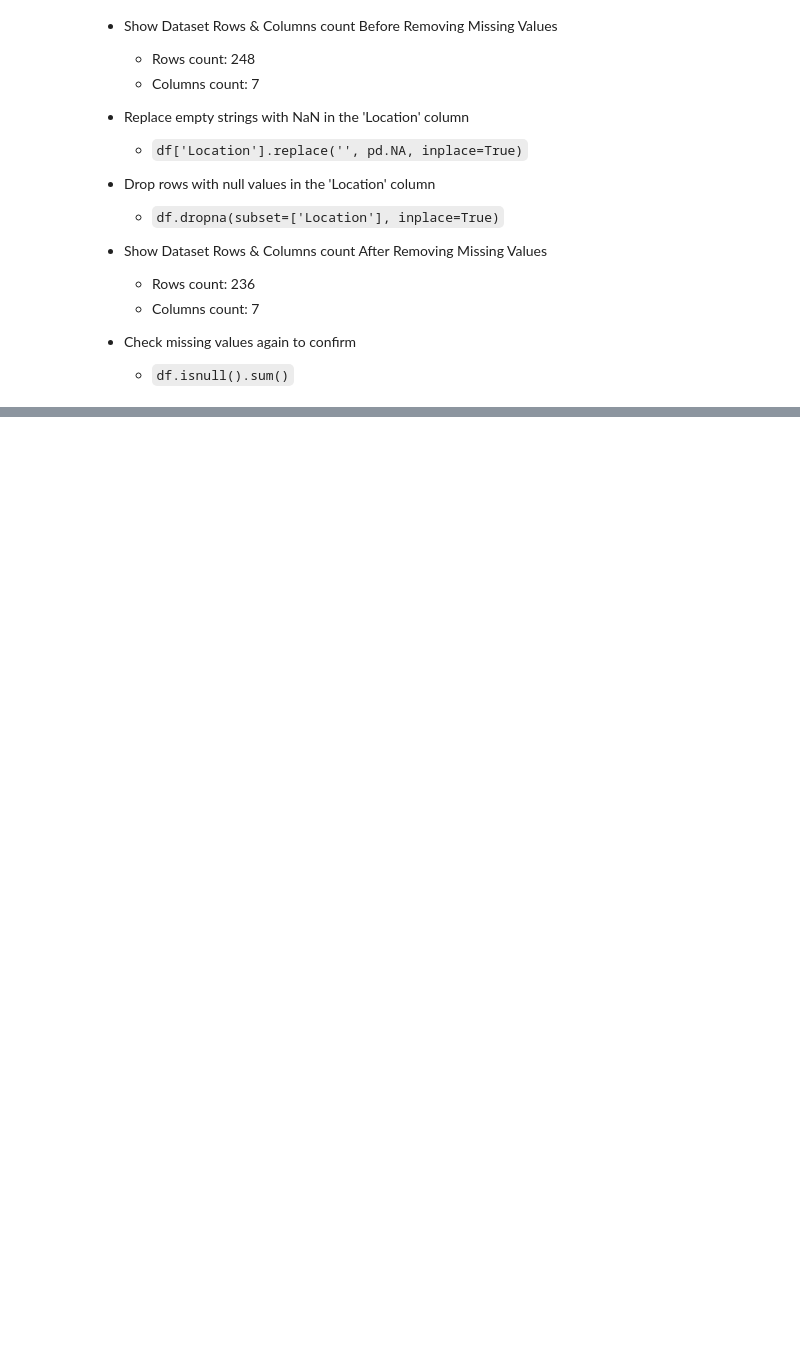
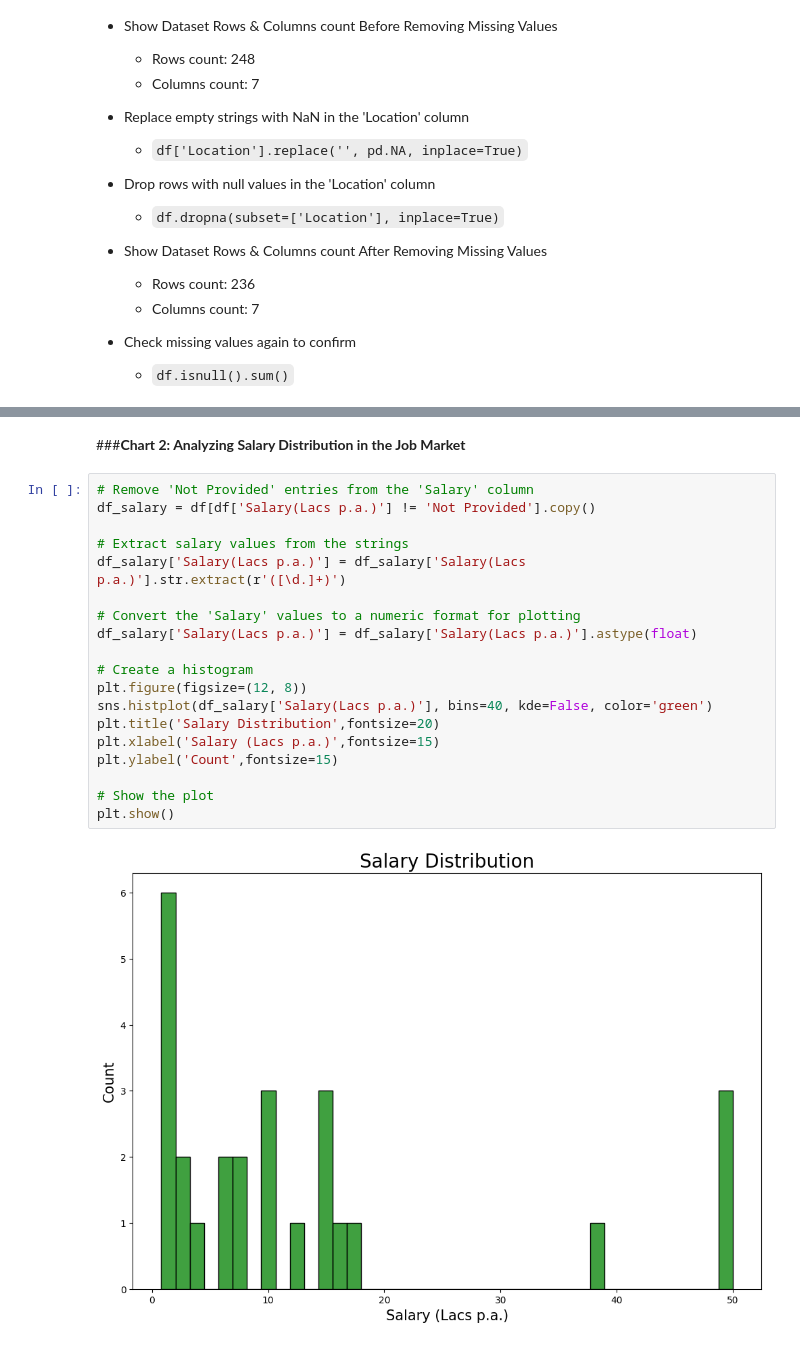
Before and after one commit to deveshsharma09/Web-Scraping-Data-Science-Job-Listings, a Jupyter notebook: Web_Scraping_Data_Science_Job_Listings.ipynb, the cells around one changed output, grey strips where cells are left out. Drawn from its saved outputs; the diff is of its cells as text; blank space fills up the shorter version.

```diff
--- a/Web_Scraping_Data_Science_Job_Listings.ipynb
+++ b/Web_Scraping_Data_Science_Job_Listings.ipynb
@@ -364,0 +398,23 @@ dtype: int64
+# %% [markdown]
+###**Chart 2: Analyzing Salary Distribution in the Job Market**
+# %%
+# Remove 'Not Provided' entries from the 'Salary' column
+df_salary = df[df['Salary(Lacs p.a.)'] != 'Not Provided'].copy()
+
+# Extract salary values from the strings
+df_salary['Salary(Lacs p.a.)'] = df_salary['Salary(Lacs p.a.)'].str.extract(r'([\d.]+)')
+
+# Convert the 'Salary' values to a numeric format for plotting
+df_salary['Salary(Lacs p.a.)'] = df_salary['Salary(Lacs p.a.)'].astype(float)
+
+# Create a histogram
+plt.figure(figsize=(12, 8))
+sns.histplot(df_salary['Salary(Lacs p.a.)'], bins=40, kde=False, color='green')
+plt.title('Salary Distribution',fontsize=20)
+plt.xlabel('Salary (Lacs p.a.)',fontsize=15)
+plt.ylabel('Count',fontsize=15)
+
+# Show the plot
+plt.show()
+# %% [output]
+[figure, added]
```
Also changed, not shown: parts of 12 cells of this notebook.
